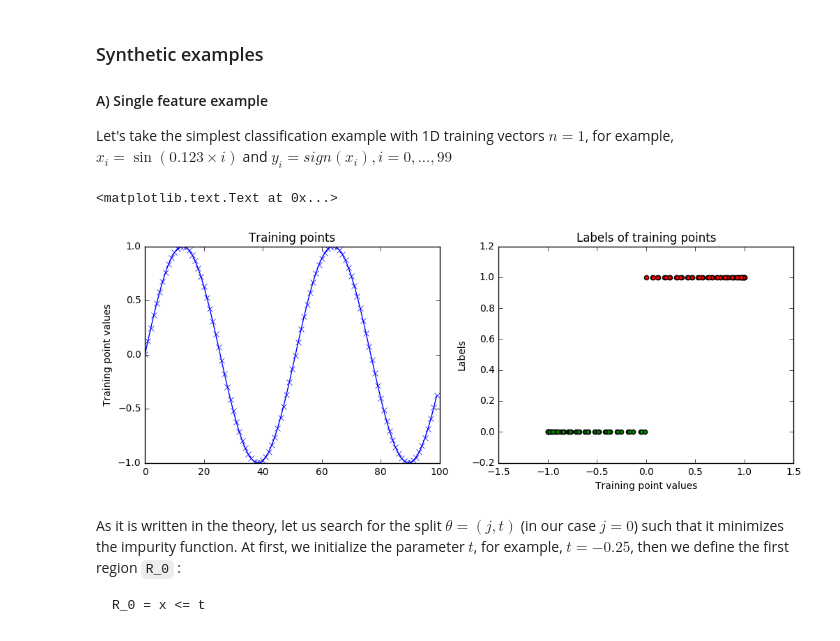
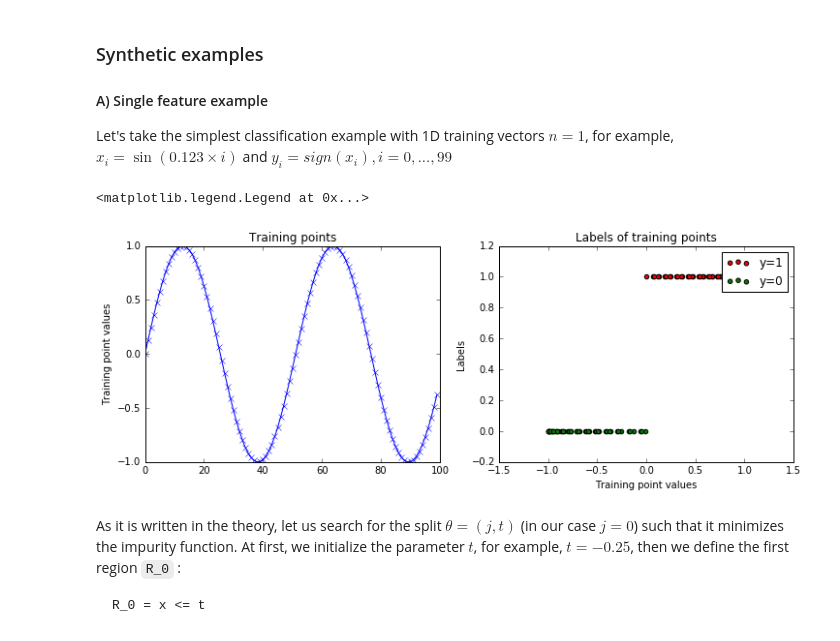
Before and after one commit to vfdev-5/ML_interactive, a Jupyter notebook: decision_tree.ipynb, the cells around one changed output. Cells and saved outputs as stored; diff of their text form; code cells hidden in the pictures.

```diff
--- a/decision_tree.ipynb
+++ b/decision_tree.ipynb
@@ -60,18 +60,19 @@ y = np.sign(x); y[y < 0] = 0
 # %%
 plt.figure(figsize=(12,4))
 plt.subplot(121)
 plt.title("Training points")
 plt.plot(t, x, 'x-')
 plt.ylabel("Training point values")
 plt.subplot(122)
 plt.title("Labels of training points")
-plt.scatter(x[y > 0.5], y[y > 0.5], c='r')
-plt.scatter(x[y < 0.5], y[y < 0.5], c='g')
+plt.scatter(x[y > 0.5], y[y > 0.5], c='r', label='y=1')
+plt.scatter(x[y < 0.5], y[y < 0.5], c='g', label='y=0')
 plt.xlabel("Training point values")
 plt.ylabel("Labels")
+plt.legend()
 # %% [output]
-<matplotlib.text.Text at 0x...>
+<matplotlib.legend.Legend at 0x...>
-[figure, old version]
+[figure, new version]
 # %% [markdown]
 As it is written in the theory, let us search for the split $\theta=(j,t)$ (in our case $j=0$) such that it minimizes the impurity function.
 At first, we initialize the parameter $t$, for example, $t=-0.25$, then we define the first region `R_0` :
```
Also changed, not shown: parts of 16 cells of this notebook.
